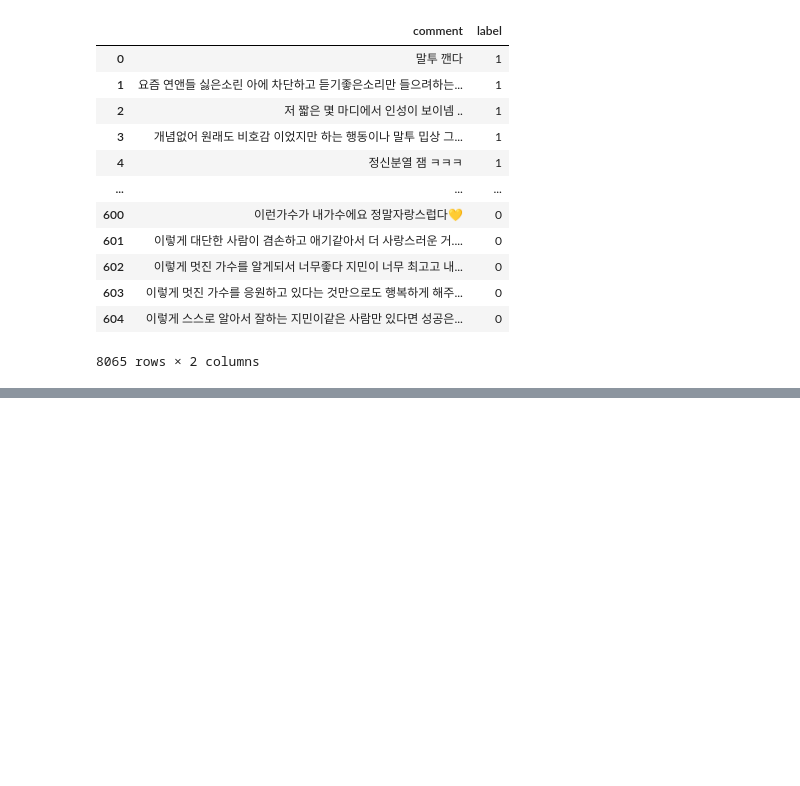
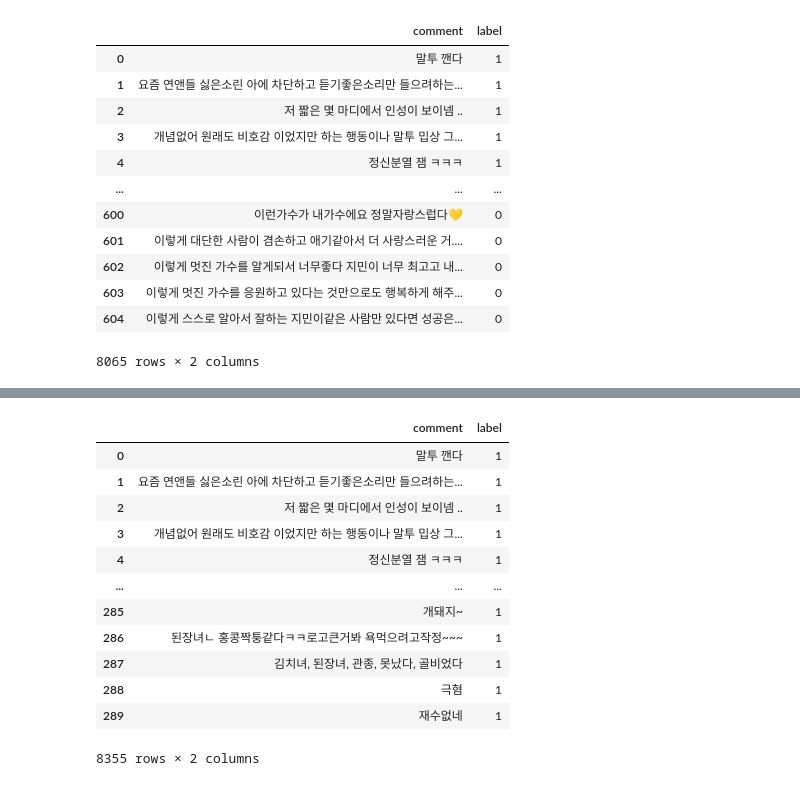
Before and after one commit to sooyeon-go/grad_project, a Jupyter notebook: comment_crawling_r/comment_csv.ipynb, the cells around one changed output, grey strips where cells are left out. Saved outputs shown, nothing was run; the diff lists cells and outputs as text; code cells hidden in the pictures; blank space fills up the shorter version.

```diff
--- a/comment_crawling_r/comment_csv.ipynb
+++ b/comment_crawling_r/comment_csv.ipynb
@@ -922,0 +964,17 @@ fi15
+# %%
+fi16 = fi15.append(dic17)
+fi16
+# %% [output]
+|  | comment | label |
+| 0 | 말투 깬다 | 1 |
+| 1 | 요즘 연앤들 싫은소린 아에 차단하고 듣기좋은소리만 들으려하는... | 1 |
+| 2 | 저 짧은 몇 마디에서 인성이 보이넴 .. | 1 |
+| 3 | 개념없어 원래도 비호감 이었지만 하는 행동이나 말투 밉상 그... | 1 |
+| 4 | 정신분열 잼 ㅋㅋㅋ | 1 |
+| ... | ... | ... |
+| 285 | 개돼지~ | 1 |
+| 286 | 된장녀ㄴ 홍콩짝퉁같다ㅋㅋ로고큰거봐 욕먹으려고작정~~~ | 1 |
+| 287 | 김치녀, 된장녀, 관종, 못났다, 골비었다 | 1 |
+| 288 | 극혐 | 1 |
+| 289 | 재수없네 | 1 |
+8355 rows × 2 columns
```
Also changed, not shown: parts of 2 cells of this notebook.
